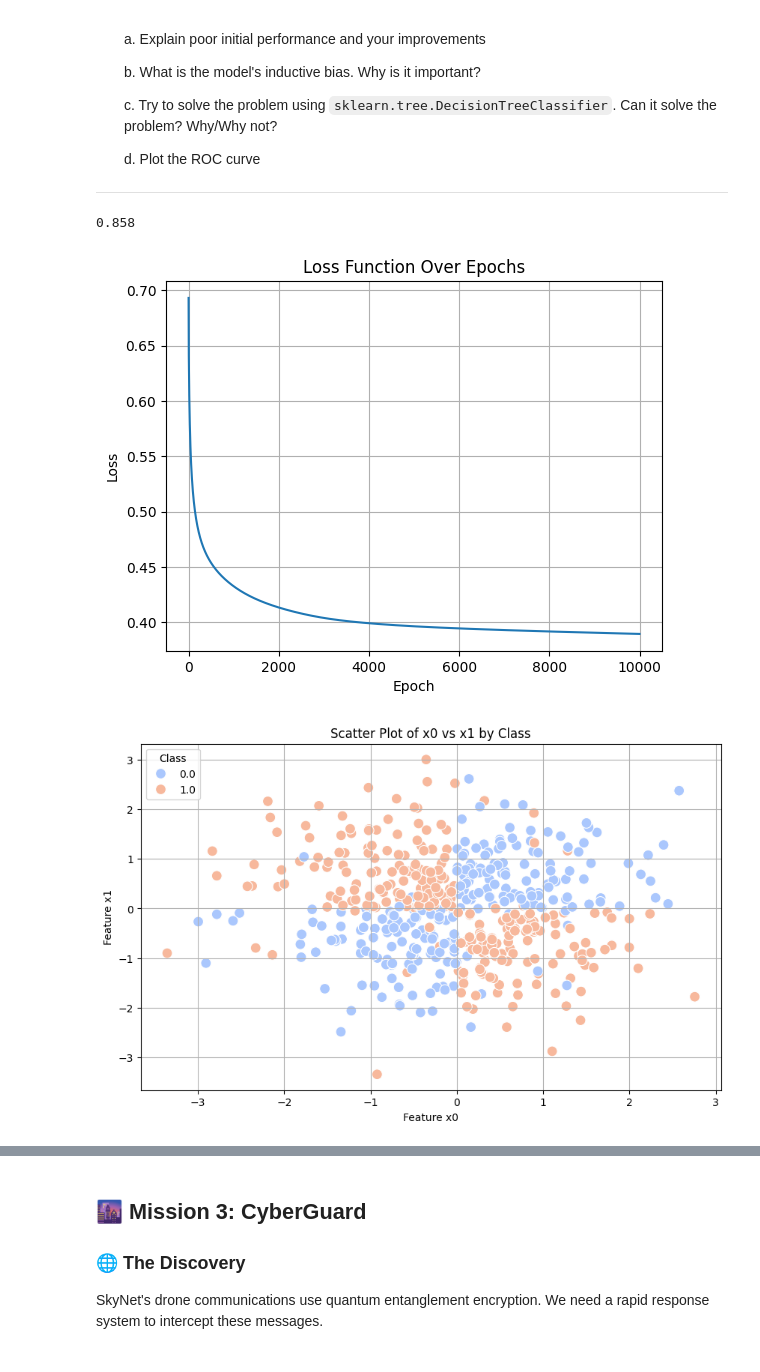
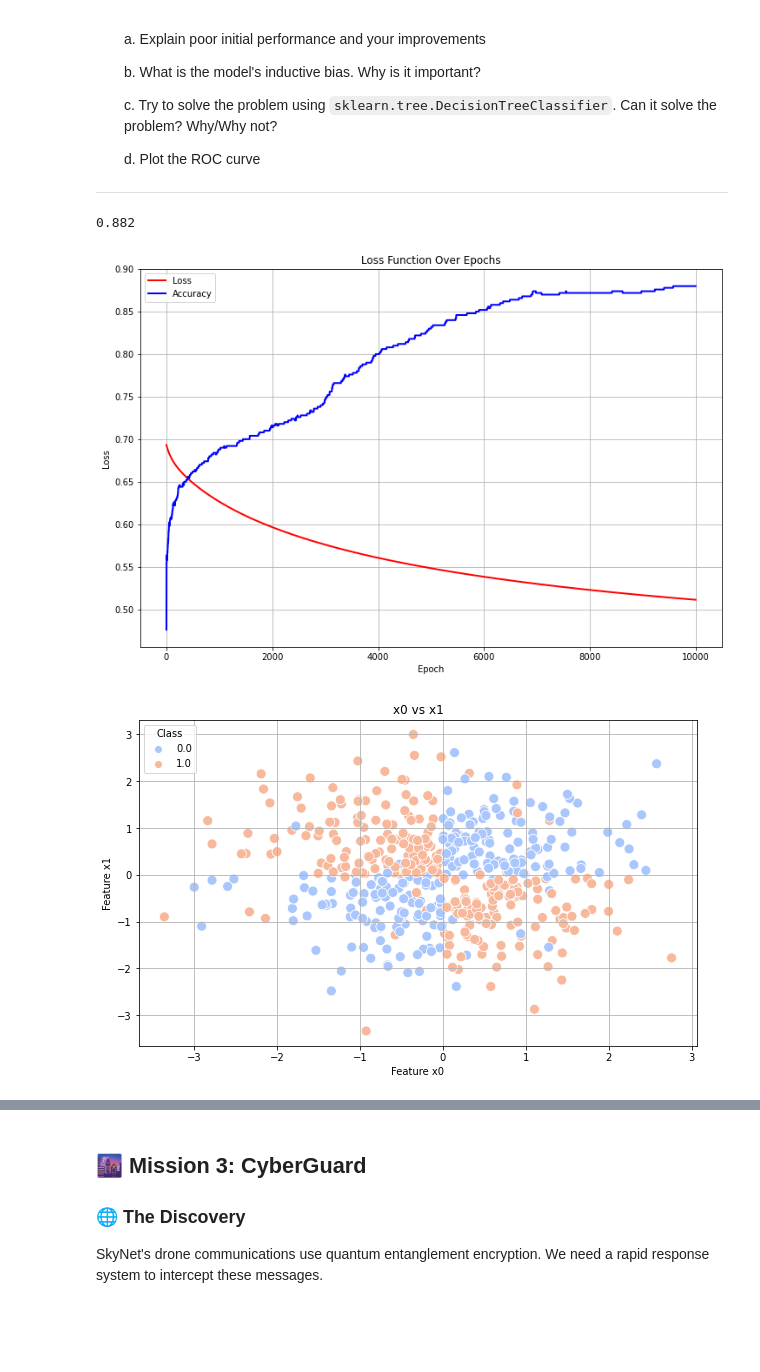
Before and after one commit to jadamixd/Machine-Learning, a Jupyter notebook: Assignment1/Chapter_1.ipynb, the cells around one changed output, grey strips where cells are left out. Saved outputs shown, nothing was run; the diff lists cells and outputs as text; code cells hidden in the pictures; blank space fills up the shorter version.

```diff
--- a/Assignment1/Chapter_1.ipynb
+++ b/Assignment1/Chapter_1.ipynb
@@ -177,7 +174,7 @@ y = train['y']
 scaler = MinMaxScaler()
 X_scaled = scaler.fit_transform(X)
 
-model = LogisticRegression(learning_rate=0.01, epochs=1000)
+model = LogisticRegression(learning_rate=0.1, epochs=10000,degree=10,threshold=0.5)
 model.fit(X_scaled, y)
 # %%
 #Predictions
@@ -186,36 +183,35 @@ X_test_scaled = scaler.transform(X_test)
 
 y_pred = model.predict(X_test_scaled)
 # %%
+#Find accuracy
 accuracy = np.mean(y_pred == test['y'].values)
 print(accuracy)
 # %% [output]
-0.858
+0.882
 # %%
-# Assuming you have already trained the model
-model = LogisticRegression(learning_rate=0.1, epochs=10000)
-model.fit(X_scaled, y)  # Replace X_scaled and y with your training data
-
-# Plot the loss
-plt.plot(model.losses)
+#Plot loss vs accuracy over epochs
+plt.figure(figsize=(12, 8))
+plt.plot(model.losses, c='red', label='Loss', linewidth=2)
+plt.plot(model.accuracies, c='blue', label='Accuracy', linewidth=2)
 plt.title('Loss Function Over Epochs')
 plt.xlabel('Epoch')
 plt.ylabel('Loss')
 plt.grid(True)
+plt.legend()
 plt.show()
 # %% [output]
-[figure, old version]
+[figure, new version]
 # %%
 import matplotlib.pyplot as plt
 import seaborn as sns
 
-# Scatter plot of x0 vs x1, colored by the target variable y
 plt.figure(figsize=(10, 6))
 sns.scatterplot(data=train, x='x0', y='x1', hue='y', palette='coolwarm', edgecolor='w', s=100)
-plt.title('Scatter Plot of x0 vs x1 by Class')
+plt.title('x0 vs x1')
 plt.xlabel('Feature x0')
 plt.ylabel('Feature x1')
 plt.legend(title='Class')
 plt.grid(True)
 plt.show()
 # %% [output]
-[figure, old version]
+[figure, new version]
```
Also changed, not shown: parts of 10 cells of this notebook, 1 other file.
